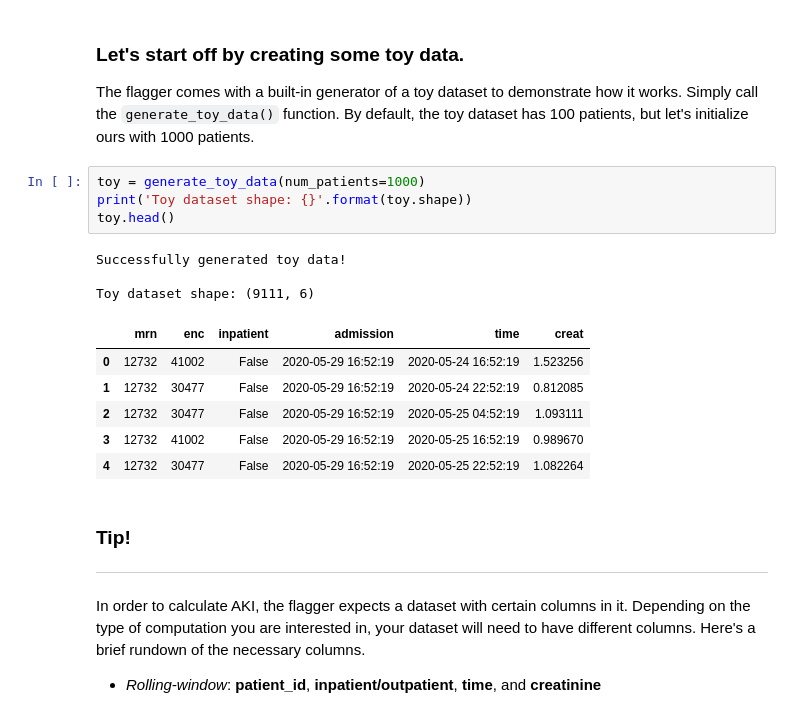
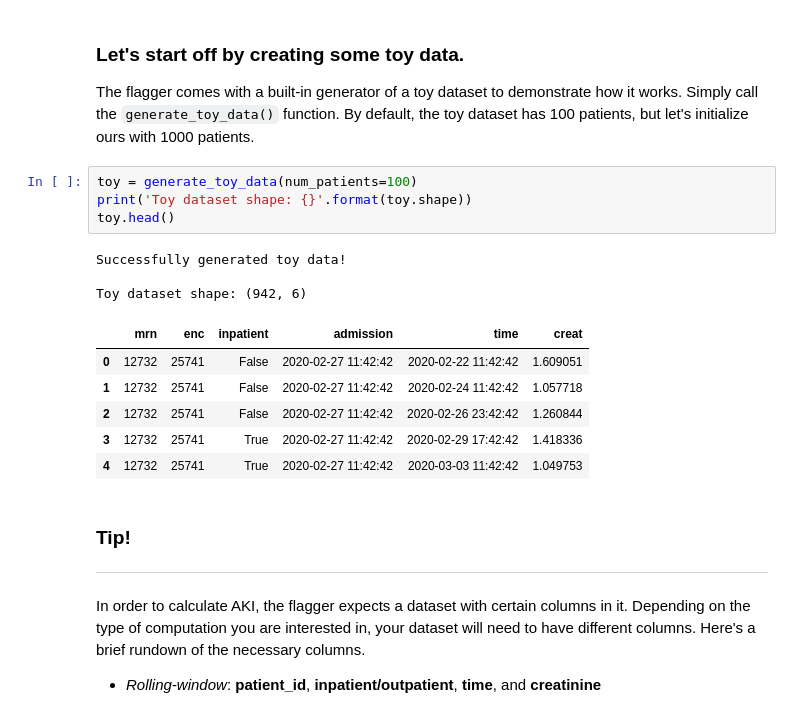
Before and after one commit to isaranwrap/StandardizingAKI, a Jupyter notebook: GettingStarted.ipynb, the cells around one changed output. Cells and saved outputs as stored; diff of their text form.

```diff
--- a/GettingStarted.ipynb
+++ b/GettingStarted.ipynb
@@ -40,19 +40,19 @@ from akiFlagger import AKIFlagger, generate_toy_data
 
 The flagger comes with a built-in generator of a toy dataset to demonstrate how it works. Simply call the `generate_toy_data()` function. By default, the toy dataset has 100 patients, but let's initialize ours with 1000 patients.
 # %%
-toy = generate_toy_data(num_patients=1000)
+toy = generate_toy_data(num_patients=100)
 print('Toy dataset shape: {}'.format(toy.shape))
 toy.head()
 # %% [output]
 Successfully generated toy data!
 
-Toy dataset shape: (9111, 6)
+Toy dataset shape: (942, 6)
 |  | mrn | enc | inpatient | admission | time | creat |
-| 0 | 12732 | 41002 | False | 2020-05-29 16:52:19 | 2020-05-24 16:52:19 | 1.523256 |
-| 1 | 12732 | 30477 | False | 2020-05-29 16:52:19 | 2020-05-24 22:52:19 | 0.812085 |
-| 2 | 12732 | 30477 | False | 2020-05-29 16:52:19 | 2020-05-25 04:52:19 | 1.093111 |
-| 3 | 12732 | 41002 | False | 2020-05-29 16:52:19 | 2020-05-25 16:52:19 | 0.989670 |
-| 4 | 12732 | 30477 | False | 2020-05-29 16:52:19 | 2020-05-25 22:52:19 | 1.082264 |
+| 0 | 12732 | 25741 | False | 2020-02-27 11:42:42 | 2020-02-22 11:42:42 | 1.609051 |
+| 1 | 12732 | 25741 | False | 2020-02-27 11:42:42 | 2020-02-24 11:42:42 | 1.057718 |
+| 2 | 12732 | 25741 | False | 2020-02-27 11:42:42 | 2020-02-26 23:42:42 | 1.260844 |
+| 3 | 12732 | 25741 | True | 2020-02-27 11:42:42 | 2020-02-29 17:42:42 | 1.418336 |
+| 4 | 12732 | 25741 | True | 2020-02-27 11:42:42 | 2020-03-03 11:42:42 | 1.049753 |
 # %% [markdown]
 ### Tip!
 ------------
```
Also changed, not shown: parts of 11 cells of this notebook.
